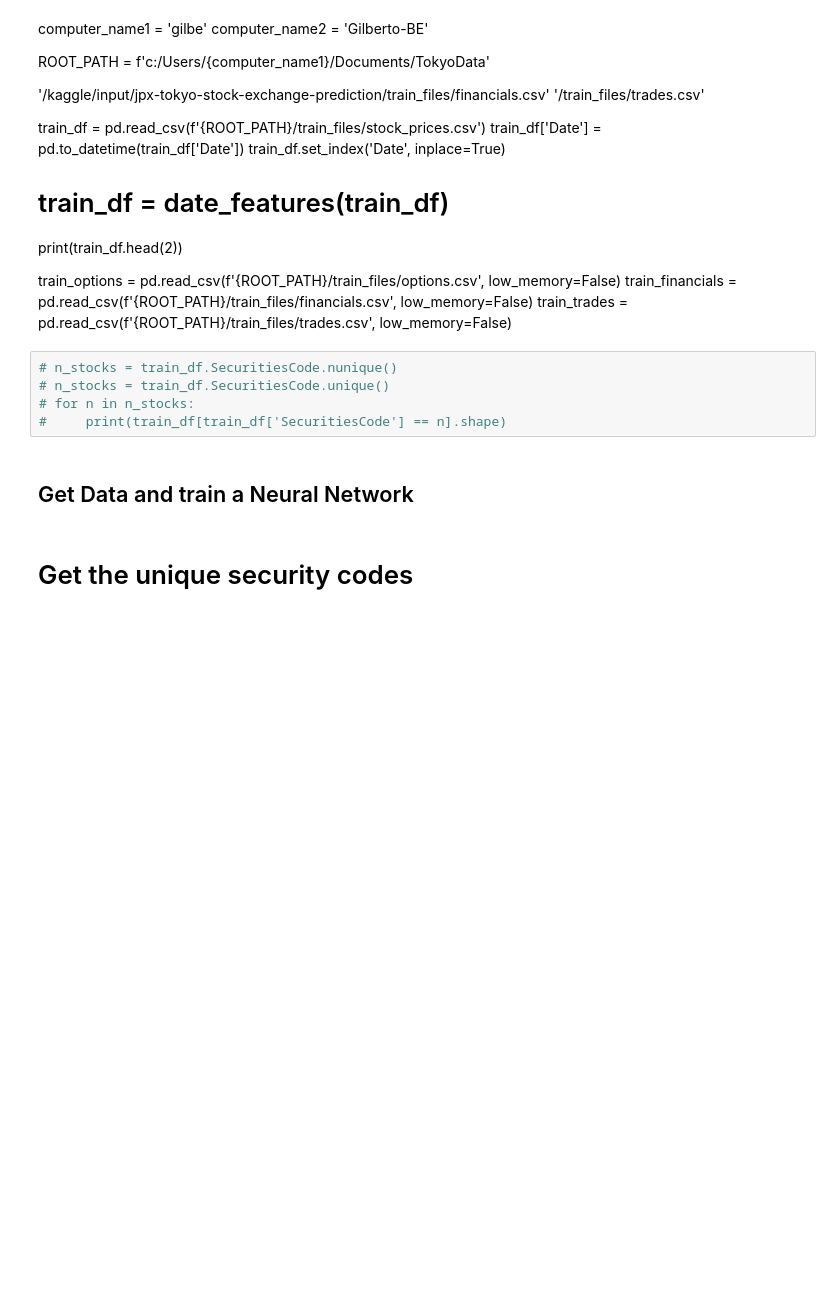
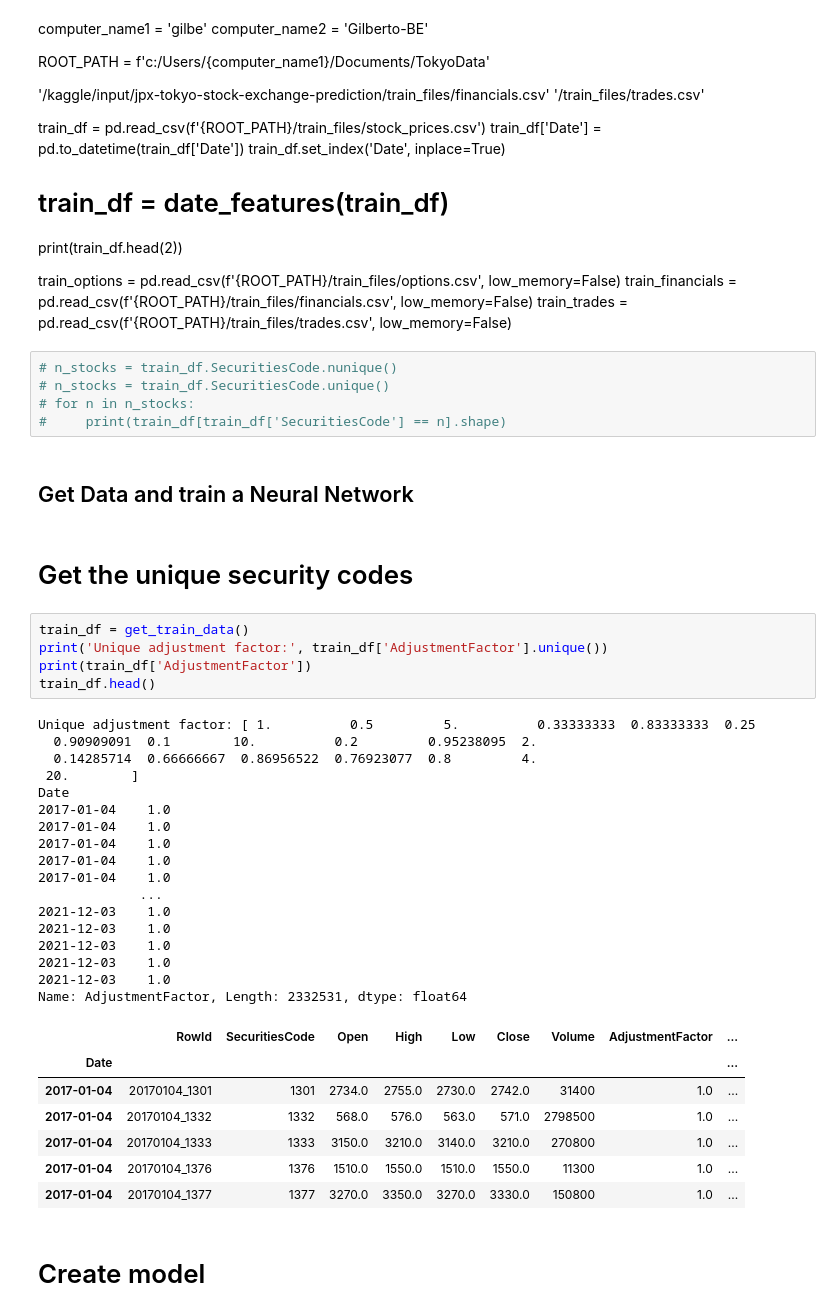
Before and after one commit to gilberto-BE/TokyoStockEx, a Jupyter notebook: notebooks/ML ALL STOCKS.ipynb, the cells around one changed output. Cells and saved outputs as stored; diff of their text form; blank space fills up the shorter version.

```diff
--- a/notebooks/ML ALL STOCKS.ipynb
+++ b/notebooks/ML ALL STOCKS.ipynb
@@ -70,3 +71,35 @@ train_trades = pd.read_csv(f'{ROOT_PATH}/train_files/trades.csv', low_memory=Fal
 ##  Get Data and train a Neural Network
 # %% [markdown]
 # Get the unique security codes
+# %%
+train_df = get_train_data()
+print('Unique adjustment factor:', train_df['AdjustmentFactor'].unique())
+print(train_df['AdjustmentFactor'])
+train_df.head()
+# %% [output]
+Unique adjustment factor: [ 1.          0.5         5.          0.33333333  0.83333333  0.25
+  0.90909091  0.1        10.          0.2         0.95238095  2.
+  0.14285714  0.66666667  0.86956522  0.76923077  0.8         4.
+ 20.        ]
+Date
+2017-01-04    1.0
+2017-01-04    1.0
+2017-01-04    1.0
+2017-01-04    1.0
+2017-01-04    1.0
+             ...
+2021-12-03    1.0
+2021-12-03    1.0
+2021-12-03    1.0
+2021-12-03    1.0
+2021-12-03    1.0
+Name: AdjustmentFactor, Length: 2332531, dtype: float64
+|  | RowId | SecuritiesCode | Open | High | Low | Close | Volume | AdjustmentFactor | ... |
+| Date |  |  |  |  |  |  |  |  | ... |
+| 2017-01-04 | 20170104_1301 | 1301 | 2734.0 | 2755.0 | 2730.0 | 2742.0 | 31400 | 1.0 | ... |
+| 2017-01-04 | 20170104_1332 | 1332 | 568.0 | 576.0 | 563.0 | 571.0 | 2798500 | 1.0 | ... |
+| 2017-01-04 | 20170104_1333 | 1333 | 3150.0 | 3210.0 | 3140.0 | 3210.0 | 270800 | 1.0 | ... |
+| 2017-01-04 | 20170104_1376 | 1376 | 1510.0 | 1550.0 | 1510.0 | 1550.0 | 11300 | 1.0 | ... |
+| 2017-01-04 | 20170104_1377 | 1377 | 3270.0 | 3350.0 | 3270.0 | 3330.0 | 150800 | 1.0 | ... |
+# %% [markdown]
+# Create model
```
Also changed, not shown: parts of 6 cells of this notebook, 4 other files.
